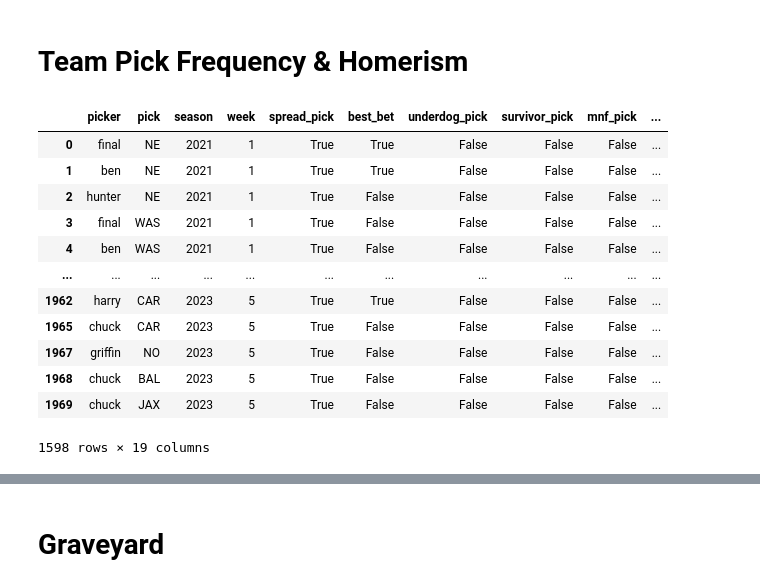
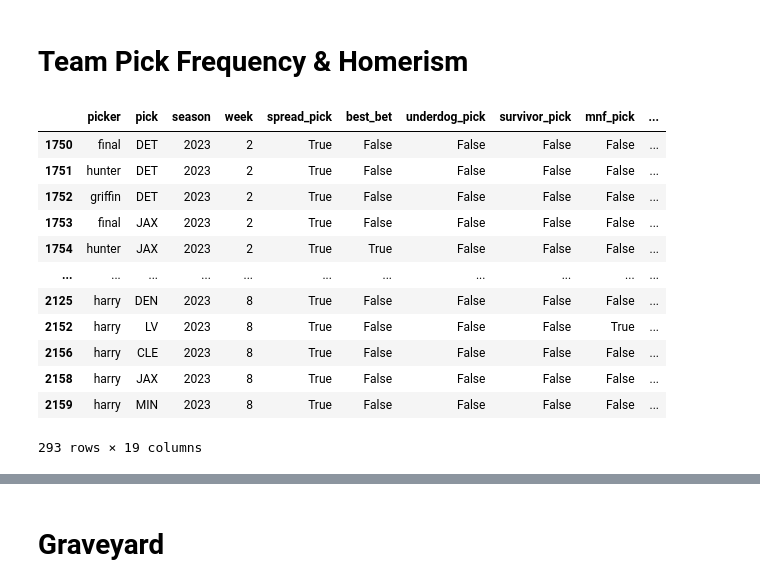
Before and after one commit to griffreichert/g-nfl, a Jupyter notebook: notebooks/homers-analysis.ipynb, the cells around one changed output, grey strips where cells are left out. Saved outputs shown, nothing was run; the diff lists cells and outputs as text; code cells hidden in the pictures.

```diff
--- a/notebooks/homers-analysis.ipynb
+++ b/notebooks/homers-analysis.ipynb
@@ -265,22 +265,22 @@ pd.merge(consensus, individual, left_index=True, right_on='pick')
 # %% [markdown]
 # Team Pick Frequency & Homerism
 # %%
-spread_picks = df[df['spread_pick']].copy()
+spread_picks = df[df['spread_pick'] & (df['season'] == 2023)].copy()
 spread_picks['win'] = spread_picks['pick_result'] >= 1
 spread_picks
 # %% [output]
 |  | picker | pick | season | week | spread_pick | best_bet | underdog_pick | survivor_pick | mnf_pick | ... |
-| 0 | final | NE | 2021 | 1 | True | True | False | False | False | ... |
-| 1 | ben | NE | 2021 | 1 | True | True | False | False | False | ... |
-| 2 | hunter | NE | 2021 | 1 | True | False | False | False | False | ... |
-| 3 | final | WAS | 2021 | 1 | True | False | False | False | False | ... |
-| 4 | ben | WAS | 2021 | 1 | True | False | False | False | False | ... |
+| 1750 | final | DET | 2023 | 2 | True | False | False | False | False | ... |
+| 1751 | hunter | DET | 2023 | 2 | True | False | False | False | False | ... |
+| 1752 | griffin | DET | 2023 | 2 | True | False | False | False | False | ... |
+| 1753 | final | JAX | 2023 | 2 | True | False | False | False | False | ... |
+| 1754 | hunter | JAX | 2023 | 2 | True | True | False | False | False | ... |
 | ... | ... | ... | ... | ... | ... | ... | ... | ... | ... | ... |
-| 1962 | harry | CAR | 2023 | 5 | True | True | False | False | False | ... |
-| 1965 | chuck | CAR | 2023 | 5 | True | False | False | False | False | ... |
-| 1967 | griffin | NO | 2023 | 5 | True | False | False | False | False | ... |
-| 1968 | chuck | BAL | 2023 | 5 | True | False | False | False | False | ... |
-| 1969 | chuck | JAX | 2023 | 5 | True | False | False | False | False | ... |
+| 2125 | harry | DEN | 2023 | 8 | True | False | False | False | False | ... |
+| 2152 | harry | LV | 2023 | 8 | True | False | False | False | True | ... |
+| 2156 | harry | CLE | 2023 | 8 | True | False | False | False | False | ... |
+| 2158 | harry | JAX | 2023 | 8 | True | False | False | False | False | ... |
+| 2159 | harry | MIN | 2023 | 8 | True | False | False | False | False | ... |
-1598 rows × 19 columns
+293 rows × 19 columns
 # %%
 for picker in spread_picks['picker'].unique():
```
Also changed, not shown: parts of 9 cells of this notebook, 1 other file.
